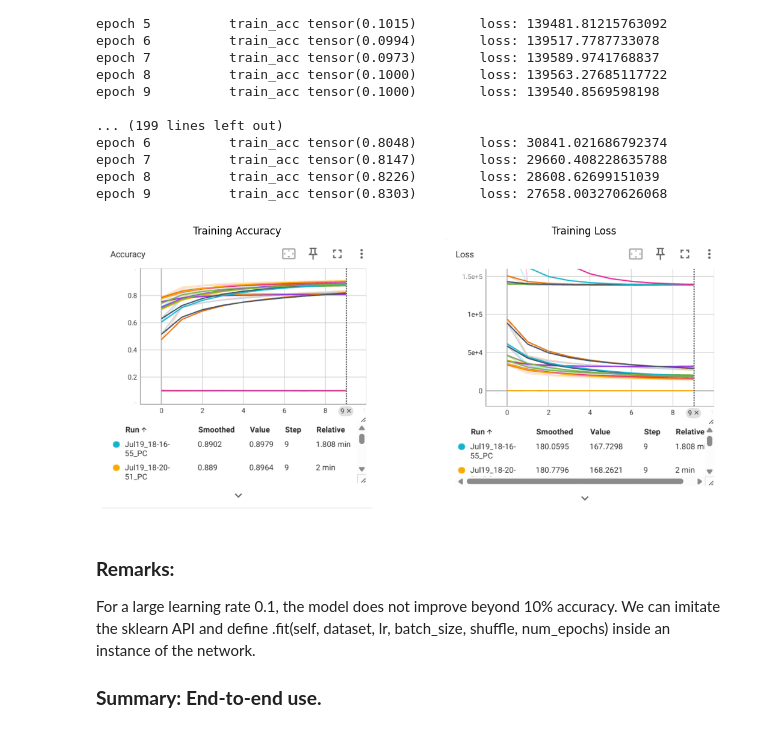
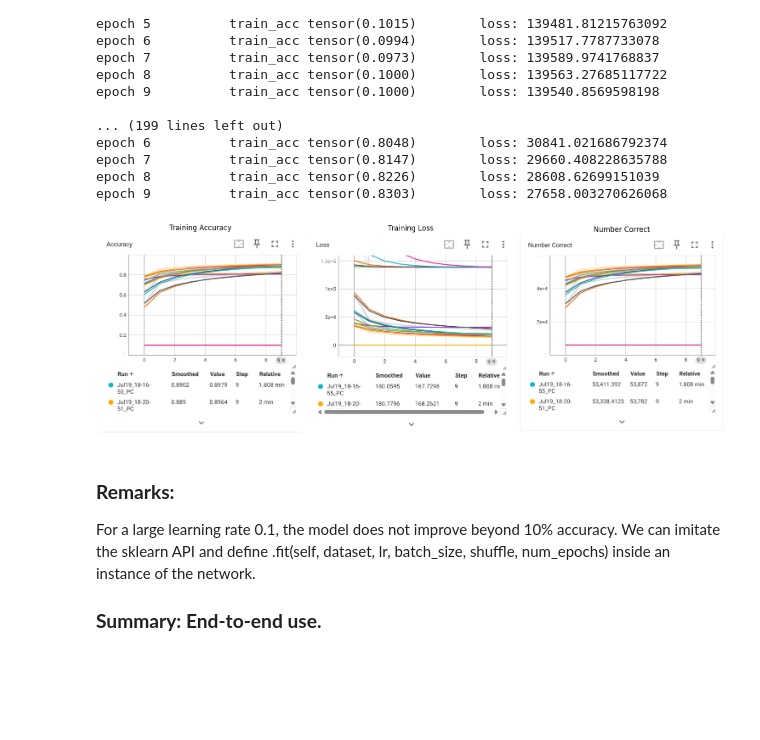
Before and after one commit to zaki982/Deep-Learning-using-PyTorch, a Jupyter notebook: CNN from scratch.ipynb, the cells around one changed output. Cells and saved outputs as stored; diff of their text form; code cells hidden in the pictures; blank space fills up the shorter version.

```diff
--- a/CNN from scratch.ipynb
+++ b/CNN from scratch.ipynb
@@ -464,23 +464,27 @@ epoch 9          train_acc tensor(0.8303)        loss: 27658.003270626068
 # %%
 import matplotlib.image as mpimg
 import matplotlib.pyplot as plt
 
-fig, axs = plt.subplots(1, 2, figsize=(12, 5))
+fig, axs = plt.subplots(1, 3, figsize=(15,5 ))
 
 img1 = mpimg.imread('images/accuracy.png')
 axs[0].imshow(img1)
 axs[0].set_title('Training Accuracy')
 axs[0].axis('off')
 
 img2 = mpimg.imread('images/loss.png')
 axs[1].imshow(img2)
 axs[1].set_title('Training Loss')
 axs[1].axis('off')
 
+img3 = mpimg.imread('images/num_correct.png')
+axs[2].imshow(img3)
+axs[2].set_title('Number Correct')
+axs[2].axis('off')
 plt.tight_layout()
 plt.show()
 # %% [output]
-[figure, old version]
+[figure, new version]
 # %% [markdown]
 ### **Remarks:**
 
```
Also changed, not shown: parts of 1 cell of this notebook.
